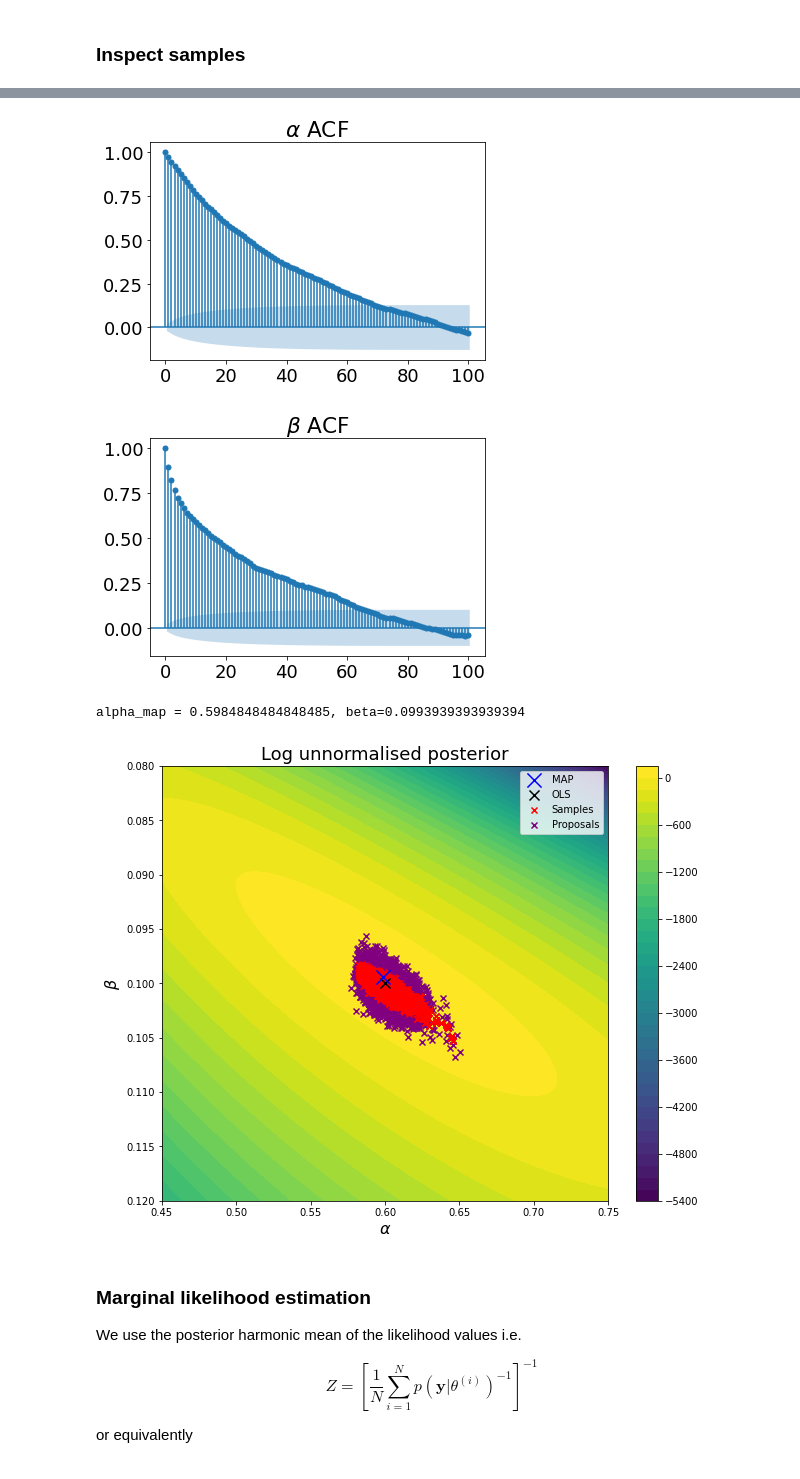
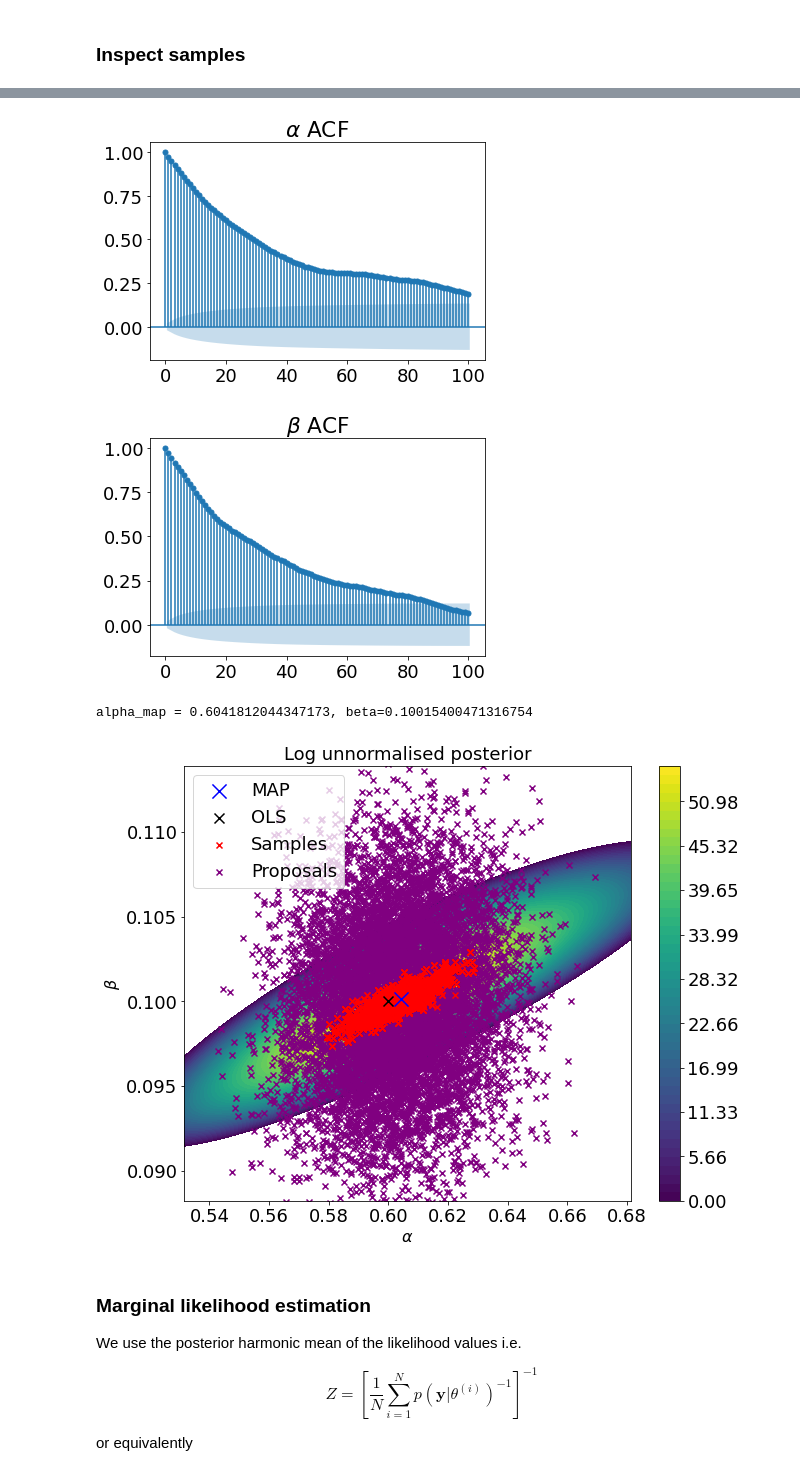
Before and after one commit to YannisZa/probabilistic_traffic_flow_modelling, a Jupyter notebook: notebooks/exponential_fd_metropolis_hastings_debugging.ipynb, the cells around one changed output, grey strips where cells are left out. Cells and saved outputs as stored; diff of their text form; code cells hidden in the pictures.

```diff
--- a/notebooks/exponential_fd_metropolis_hastings_debugging.ipynb
+++ b/notebooks/exponential_fd_metropolis_hastings_debugging.ipynb
@@ -228,7 +227,7 @@ random_initialisation = True
 
 if not load_data:
     # Define number of iterations of each temperature chain
-    N = 10000
+    N = 1000
     # Define beta step
     beta_step = 0.1
     # Prior alpha hyperparameter for Beta prior of alpha parameter
@@ -274,11 +273,6 @@ else:
     beta_prior_b_alpha_param = grw_posterior_metadata['beta_prior_alpha_param']['b']
     # Prior beta hyperparameter for Beta prior of beta parameter
     beta_prior_b_beta_param = grw_posterior_metadata['beta_prior_beta_param']['b']
-    if len(grw_posterior_metadata['gamma_prior_sigma_param'].keys()) == 2:
-        # Prior alpha hypeparameter for Gamma prior of observation noise parameter
-        gamma_prior_a_sigma_param = grw_posterior_metadata['gamma_prior_sigma_param']['a']
-        # Prior beta hypeparameter for Gamma prior of observation noise parameter
-        gamma_prior_b_sigma_param = grw_posterior_metadata['gamma_prior_sigma_param']['b']
     # Define parameter prior covariance
     prior_covariance = np.diag(grw_posterior_metadata['prior_variances'])
     # Generate pairs of (alpha,beta) from Beta(1,2) prior
@@ -432,10 +426,10 @@ else:
     n_steps_b = true_posterior_metadata['n_steps_b']
     alpha = true_posterior_metadata['true_alpha']
     beta = true_posterior_metadata['true_beta']
-#     beta_prior_a_alpha_param = true_posterior_metadata['beta_prior_alpha_param']['a']
-#     beta_prior_b_alpha_param = true_posterior_metadata['beta_prior_alpha_param']['b']
-#     beta_prior_a_beta_param = true_posterior_metadata['beta_prior_beta_param']['a']
-#     beta_prior_b_beta_param = true_posterior_metadata['beta_prior_beta_param']['b']
+    beta_prior_a_alpha_param = true_posterior_metadata['beta_prior_alpha_param']['a']
+    beta_prior_b_alpha_param = true_posterior_metadata['beta_prior_alpha_param']['b']
+    beta_prior_a_beta_param = true_posterior_metadata['beta_prior_beta_param']['a']
+    beta_prior_b_beta_param = true_posterior_metadata['beta_prior_beta_param']['b']
 
     # Reshape
     Q_hat = np.array(Q_hat).reshape((n_steps_a,n_steps_b))
@@ -545,7 +585,7 @@ MCMC chains have NOT converged with $\hat{R}$= 6.5206059201231925 ...
 ### Inspect samples
 # %%
 # Define burnin
-burnin = 1
+burnin = 400
 export_data = False
 # %%
 fig, ax = plt.subplots(nrows=1, ncols=num_params,figsize=(30,10))
@@ -567,42 +607,44 @@ sm.graphics.tsa.plot_acf(grw_mcmc_parameters[burnin:,1], lags=100,title=r'$\beta
 if export_data: plt.savefig(base_url+method+'/figures/'+filename+'_beta_acf.png')
 plt.show()
 # %% [output]
-[figure, old version]
+[figure, new version]
-[figure, old version]
+[figure, new version]
 # %%
-_vmin = np.min(Q_hat[np.isfinite(Q_hat)])
+_vmin = 0#np.min(Q_hat[np.isfinite(Q_hat)])
 _vmax = np.max(Q_hat[np.isfinite(Q_hat)])
+_n = 50
 
+levels = np.linspace(_vmin, _vmax, _n)
 i = -1
 # for i in range(0,N,N//10):
 plt.figure(figsize=(10,8))
 # Create a contour
 if len(Q_hat.shape) == 3:
     A,B = np.meshgrid(a,b)
     Q_hat_marginal = np.sum(Q_hat,axis=2)
-    im = plt.contourf(A, B, Q_hat_marginal, 2000,vmin=np.max(Q_hat_marginal)*4,vmax=np.max(Q_hat_marginal))
+    im = plt.contourf(A, B, Q_hat_marginal, levels=levels)
     plt.scatter(A.flatten()[np.argmax(Q_hat_marginal)],B.flatten()[np.argmax(Q_hat_marginal)],label='MAP',marker='x',s=200,color='blue',zorder=10)
 else:
     print(f'alpha_map = {A.flatten()[np.argmax(Q_hat)]}, beta={B.flatten()[np.argmax(Q_hat)]}')
     B,A = np.meshgrid(b,a)
-    im = plt.contourf(A, B, Q_hat, 50,vmin=_vmin,vmax=_vmax)
+    im = plt.contourf(A, B, Q_hat, levels=levels)
     plt.scatter(A.flatten()[np.argmax(Q_hat)],B.flatten()[np.argmax(Q_hat)],label='MAP',marker='x',s=200,color='blue',zorder=10)
 plt.scatter(alpha,beta,label='OLS',marker='x',s=100,color='black',zorder=9)
 plt.scatter(grw_mcmc_parameters[burnin:i,0],grw_mcmc_parameters[burnin:i,1],label='Samples',marker='x',color='red',zorder=2)
 plt.scatter(grw_mcmc_parameters_proposed[burnin:i,0],grw_mcmc_parameters_proposed[burnin:i,1],label='Proposals',marker='x',color='purple',zorder=1)
 plt.xlim([true_posterior_metadata['amin'], true_posterior_metadata['amax']])
 plt.ylim([true_posterior_metadata['bmin'], true_posterior_metadata['bmax']])
 plt.xlabel(r'$\alpha$',fontsize=16)
 plt.ylabel(r'$\beta$',fontsize=16)
 plt.title(r'Log unnormalised posterior',fontsize=18)
 plt.colorbar(im)
 plt.legend()
 #     plt.pause(0.05)
 
 if export_data: plt.savefig(base_url+method+'/figures/'+filename+'_2d_mixing.png')
 # %% [output]
-alpha_map = 0.5984848484848485, beta=0.0993939393939394
+alpha_map = 0.6041812044347173, beta=0.10015400471316754
-[figure, old version]
+[figure, new version]
 # %% [markdown]
 ### Marginal likelihood estimation
 
```
Also changed, not shown: parts of 13 cells of this notebook, 11 other files.
